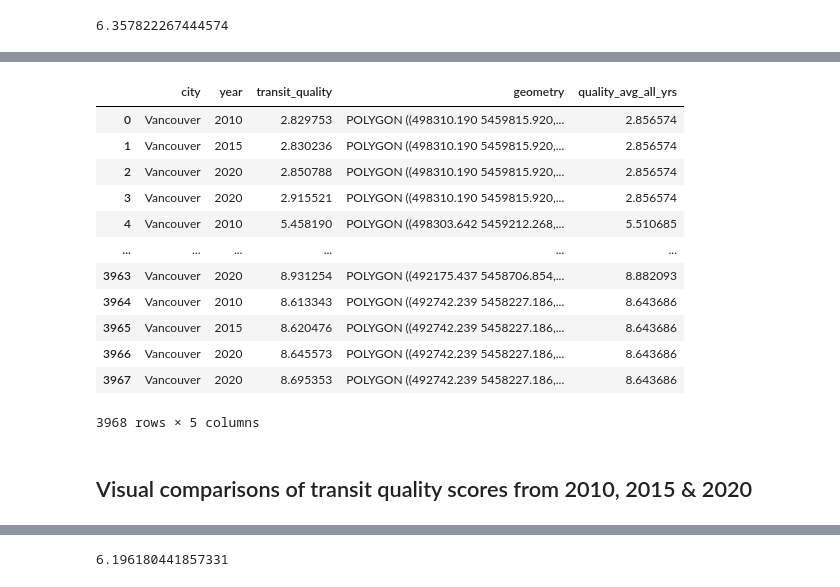
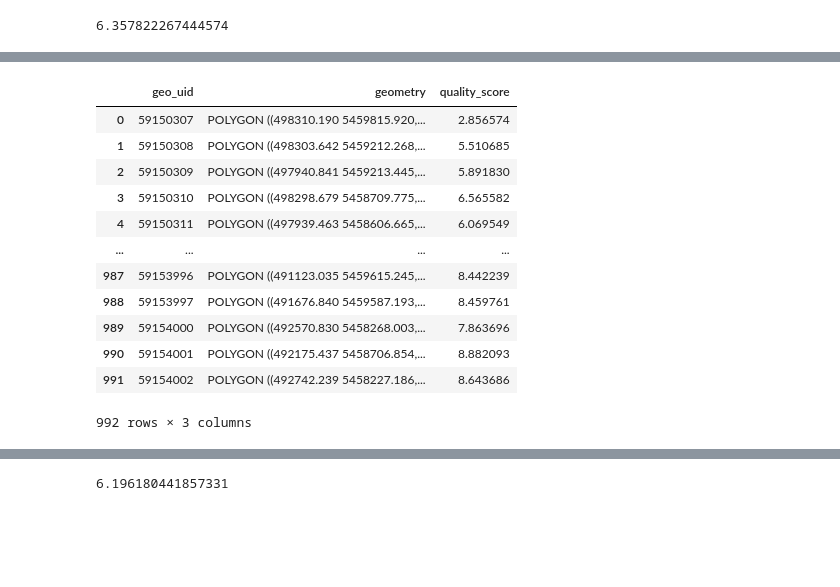
Before and after one commit to rebywong/cmpt353-project, a Jupyter notebook: vancouver_transit.ipynb, the cells around one changed output, grey strips where cells are left out. Saved outputs shown, nothing was run; the diff lists cells and outputs as text; code cells hidden in the pictures; blank space fills up the shorter version.

Commit message:
Properly aggregated averages in transit quality map

```diff
--- a/vancouver_transit.ipynb
+++ b/vancouver_transit.ipynb
@@ -12,12 +32,10 @@ import numpy as np
 # %%
-# Read transit data from directory
-transit = gpd.read_file("data/transit.zip")
-
 # Rename columns for clarity
 transit = transit.rename(columns={'csdname':'city', 'policy_yea':'year', 'transit_qu':'transit_quality'})
 
 # Only keep necessary columns for analysis
-transit = transit[['city', 'year', 'transit_quality', 'geometry']]
+# geo_uid: unique identifier for region (inferred because items with same geo_uid have same geometry/shape)
+transit = transit[['geo_uid', 'city', 'year', 'transit_quality', 'geometry']]
 
 # Need to use "|" instead of Python "or" to prevent ambiguity error - https://stackoverflow.com/q/36921951
 transit = transit[(transit['year'] == 2010) | (transit['year'] == 2015) | (transit['year'] == 2020)]
@@ -189,7 +207,7 @@ transit['log'].median()
 transit['quality_score'] = transit['log'] + 1
 # %%
 # Keep relevant columns after scaling skewed data
-transit = transit[['city', 'year', 'quality_score', 'geometry']]
+transit = transit[['geo_uid', 'city', 'year', 'quality_score', 'geometry']]
 # %%
 transit['quality_score'].min()
 # %% [output]
@@ -254,0 +229,9 @@ transit_quality
+# %%
+# Determine which regions of Vancouver tend to score higher in transit quality
+# Multiple entries per geo_uid represent different quality scores over years in data
+transit_quality = transit.groupby('geo_uid').agg({'quality_score' : 'mean'}).sort_values(by='quality_score')
+
+# Process dataframes more to leave only quality and area of Vancouver for comparisons
+transit_quality = transit_quality.reset_index()
+
+transit_quality
@@ -255,26 +252,22 @@ transit_quality
 # %%
-# 'transit_quality' = original transit quality score for the given year
-# 'quality_avg_all_yrs' = average score for region of Vancouver (geometry) across all years
-transit_merged = transit.merge(transit_quality, on=['geometry'])
+# Extract dataframe with only list of geometry shapes to append to aggregated dataframe above
+geometry = transit.drop_duplicates(subset='geometry')
 
-# Rename columns for clarity
-transit_merged = transit_merged.rename(columns={'quality_score_x':'transit_quality',
-                                                'quality_score_y':'quality_avg_all_yrs'})
+# Match the geographic region back to its score based on geo_uid
+transit_agg = geometry[['geo_uid', 'geometry']].merge(transit_quality, on=['geo_uid'])
 
-transit_merged
+transit_agg
 # %% [output]
-|  | city | year | transit_quality | geometry | quality_avg_all_yrs |
-| 0 | Vancouver | 2010 | 2.829753 | POLYGON ((498310.190 5459815.920,... | 2.856574 |
-| 1 | Vancouver | 2015 | 2.830236 | POLYGON ((498310.190 5459815.920,... | 2.856574 |
-| 2 | Vancouver | 2020 | 2.850788 | POLYGON ((498310.190 5459815.920,... | 2.856574 |
-| 3 | Vancouver | 2020 | 2.915521 | POLYGON ((498310.190 5459815.920,... | 2.856574 |
-| 4 | Vancouver | 2010 | 5.458190 | POLYGON ((498303.642 5459212.268,... | 5.510685 |
-| ... | ... | ... | ... | ... | ... |
-| 3963 | Vancouver | 2020 | 8.931254 | POLYGON ((492175.437 5458706.854,... | 8.882093 |
-| 3964 | Vancouver | 2010 | 8.613343 | POLYGON ((492742.239 5458227.186,... | 8.643686 |
-| 3965 | Vancouver | 2015 | 8.620476 | POLYGON ((492742.239 5458227.186,... | 8.643686 |
-| 3966 | Vancouver | 2020 | 8.645573 | POLYGON ((492742.239 5458227.186,... | 8.643686 |
-| 3967 | Vancouver | 2020 | 8.695353 | POLYGON ((492742.239 5458227.186,... | 8.643686 |
+|  | geo_uid | geometry | quality_score |
+| 0 | 59150307 | POLYGON ((498310.190 5459815.920,... | 2.856574 |
+| 1 | 59150308 | POLYGON ((498303.642 5459212.268,... | 5.510685 |
+| 2 | 59150309 | POLYGON ((497940.841 5459213.445,... | 5.891830 |
+| 3 | 59150310 | POLYGON ((498298.679 5458709.775,... | 6.565582 |
+| 4 | 59150311 | POLYGON ((497939.463 5458606.665,... | 6.069549 |
+| ... | ... | ... | ... |
+| 987 | 59153996 | POLYGON ((491123.035 5459615.245,... | 8.442239 |
+| 988 | 59153997 | POLYGON ((491676.840 5459587.193,... | 8.459761 |
+| 989 | 59154000 | POLYGON ((492570.830 5458268.003,... | 7.863696 |
+| 990 | 59154001 | POLYGON ((492175.437 5458706.854,... | 8.882093 |
+| 991 | 59154002 | POLYGON ((492742.239 5458227.186,... | 8.643686 |
-3968 rows × 5 columns
+992 rows × 3 columns
-# %% [markdown]
-## Visual comparisons of transit quality scores from 2010, 2015 & 2020
```
Also changed, not shown: parts of 34 cells of this notebook.
